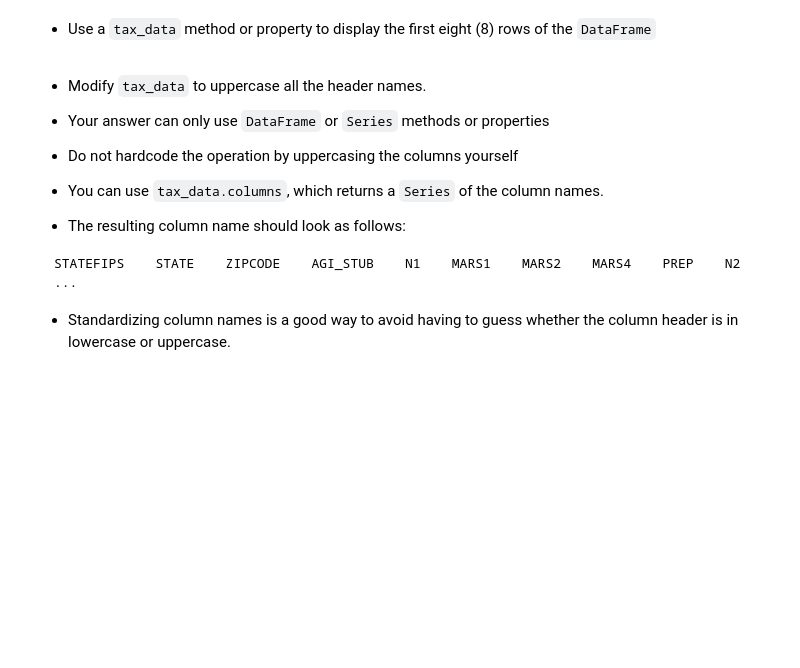
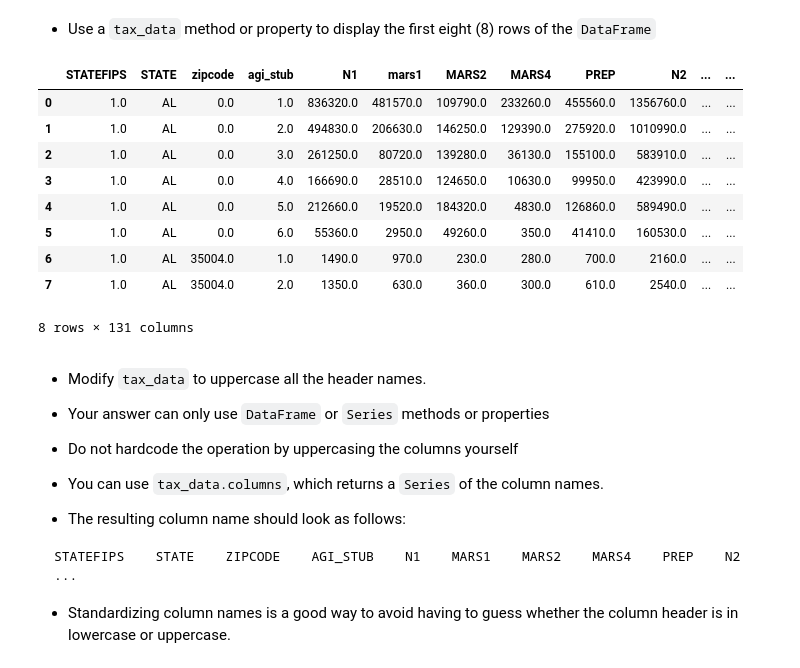
Before and after one commit to lcaraang/ics434_S22_assignment_1, a Jupyter notebook: Assignment_1.ipynb, the cells around one changed output. Saved outputs shown, nothing was run; the diff lists cells and outputs as text; code cells hidden in the pictures; blank space fills up the shorter version.

```diff
--- a/Assignment_1.ipynb
+++ b/Assignment_1.ipynb
@@ -104,10 +104,25 @@ import numpy as np
   * [15zpallagi.csv](https://www.irs.gov/pub/irs-soi/15zpallagi.csv}
 # %%
 ## WRITE YOUR CODE HERE
+
+tax_data = pd.read_csv('tax_data.csv')
 # %% [markdown]
 * Use a `tax_data` method or property to display the first eight (8) rows of the `DataFrame`
 # %%
 ## WRITE YOUR CODE HERE
+
+tax_data[:8]
+# %% [output]
+|  | STATEFIPS | STATE | zipcode | agi_stub | N1 | mars1 | MARS2 | MARS4 | PREP | N2 | ... | ... |
+| 0 | 1.0 | AL | 0.0 | 1.0 | 836320.0 | 481570.0 | 109790.0 | 233260.0 | 455560.0 | 1356760.0 | ... | ... |
+| 1 | 1.0 | AL | 0.0 | 2.0 | 494830.0 | 206630.0 | 146250.0 | 129390.0 | 275920.0 | 1010990.0 | ... | ... |
+| 2 | 1.0 | AL | 0.0 | 3.0 | 261250.0 | 80720.0 | 139280.0 | 36130.0 | 155100.0 | 583910.0 | ... | ... |
+| 3 | 1.0 | AL | 0.0 | 4.0 | 166690.0 | 28510.0 | 124650.0 | 10630.0 | 99950.0 | 423990.0 | ... | ... |
+| 4 | 1.0 | AL | 0.0 | 5.0 | 212660.0 | 19520.0 | 184320.0 | 4830.0 | 126860.0 | 589490.0 | ... | ... |
+| 5 | 1.0 | AL | 0.0 | 6.0 | 55360.0 | 2950.0 | 49260.0 | 350.0 | 41410.0 | 160530.0 | ... | ... |
+| 6 | 1.0 | AL | 35004.0 | 1.0 | 1490.0 | 970.0 | 230.0 | 280.0 | 700.0 | 2160.0 | ... | ... |
+| 7 | 1.0 | AL | 35004.0 | 2.0 | 1350.0 | 630.0 | 360.0 | 300.0 | 610.0 | 2540.0 | ... | ... |
+8 rows × 131 columns
 # %% [markdown]
 *  Modify `tax_data` to uppercase all the header names.
   * Your answer can only use `DataFrame` or `Series` methods or properties
```
Also changed, not shown: parts of 25 cells of this notebook.
